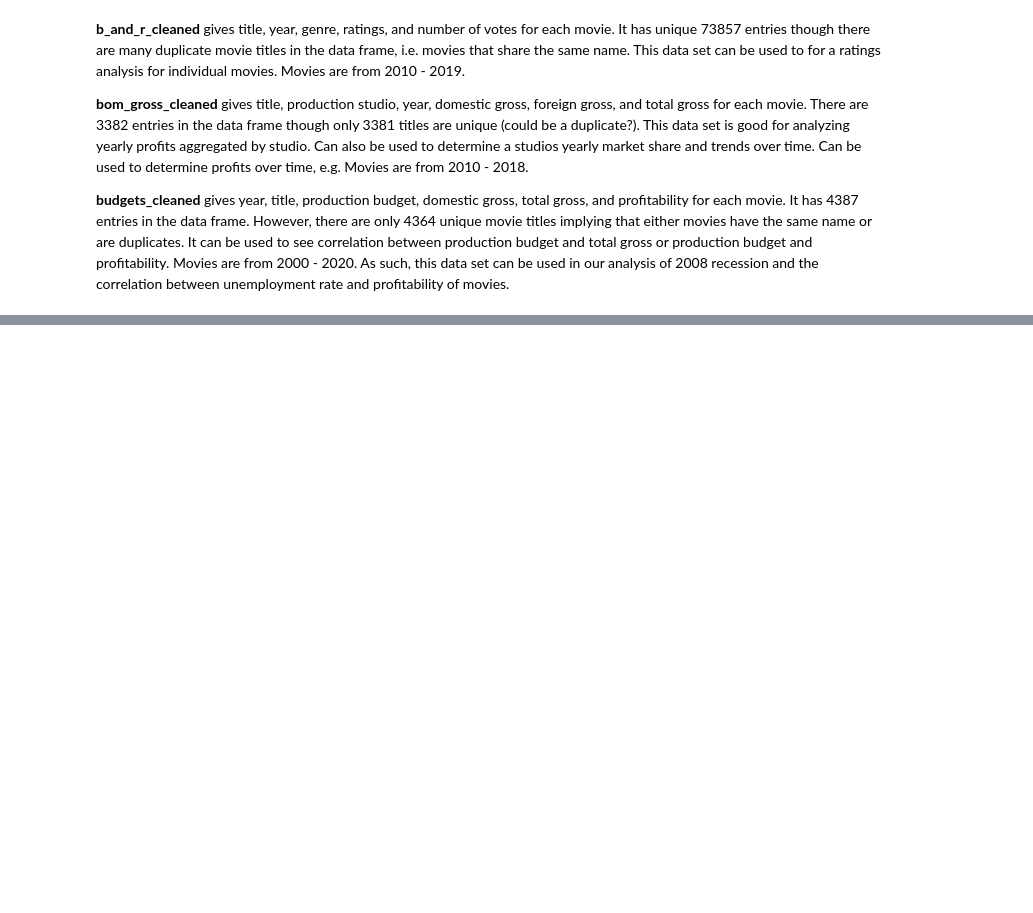
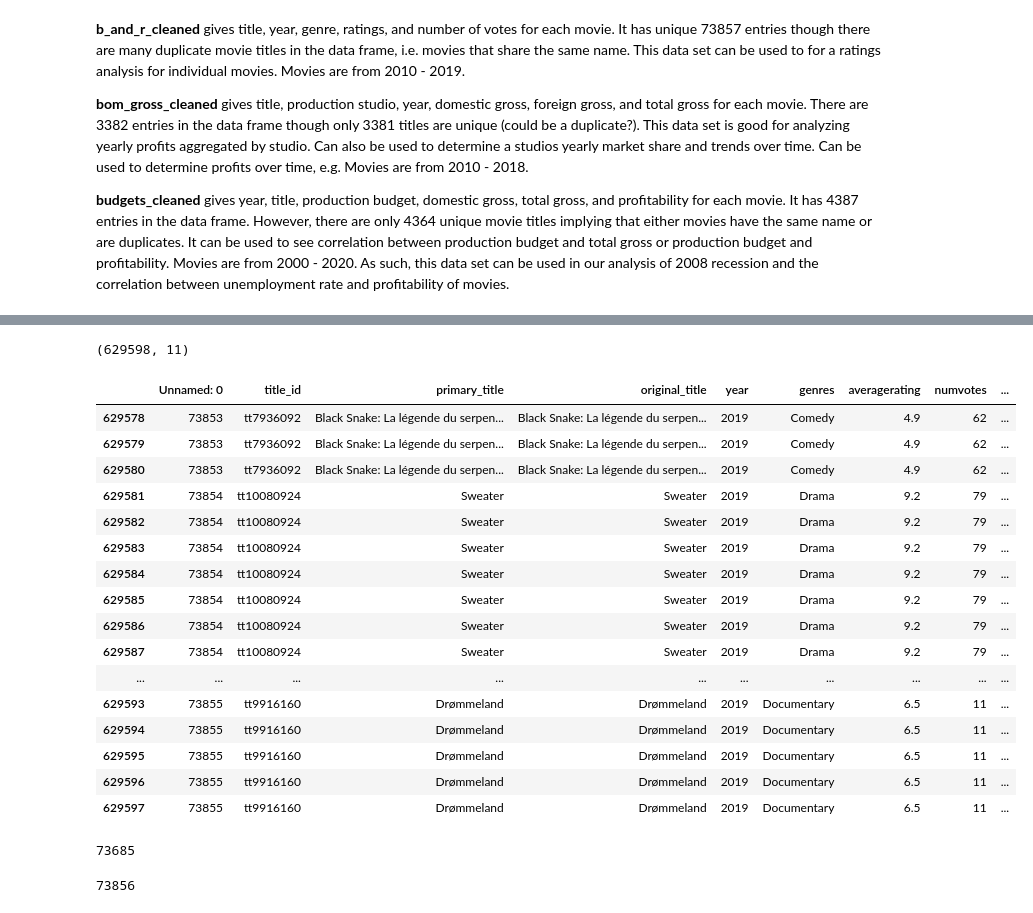
Before and after one commit to itcalderon/2020-movie-analysis, a Jupyter notebook: cleaning_dataframes.ipynb, the cells around one changed output, grey strips where cells are left out. Saved outputs shown, nothing was run; the diff lists cells and outputs as text; code cells hidden in the pictures; blank space fills up the shorter version.

```diff
--- a/cleaning_dataframes.ipynb
+++ b/cleaning_dataframes.ipynb
@@ -488,0 +570,3 @@ budgets_cleaned.to_csv('Cleaned Data/cleaned_tn-movie-budgets.csv')
+# %%
+casts = pd.merge(principals, names, on = 'nconst')
+casts.head()
@@ -488,0 +580,3 @@ budgets_cleaned.to_csv('Cleaned Data/cleaned_tn-movie-budgets.csv')
+# %%
+casts.drop(labels = ['ordering', 'characters', 'job', 'birth_year', 'death_year',
+                     'primary_profession', 'known_for_titles'], axis = 1, inplace = True)
@@ -488,0 +592,2 @@ budgets_cleaned.to_csv('Cleaned Data/cleaned_tn-movie-budgets.csv')
+# %%
+casts.rename(columns = {'tconst' : 'title_id'}, inplace = True)
@@ -488,0 +618,32 @@ budgets_cleaned.to_csv('Cleaned Data/cleaned_tn-movie-budgets.csv')
+# %%
+merged_imdb = pd.merge(b_and_r_cleaned, casts, on = 'title_id')
+# %%
+print(merged_imdb.shape)
+merged_imdb.tail(20)
+# %% [output]
+(629598, 11)
+|  | Unnamed: 0 | title_id | primary_title | original_title | year | genres | averagerating | numvotes | ... |
+| 629578 | 73853 | tt7936092 | Black Snake: La légende du serpen... | Black Snake: La légende du serpen... | 2019 | Comedy | 4.9 | 62 | ... |
+| 629579 | 73853 | tt7936092 | Black Snake: La légende du serpen... | Black Snake: La légende du serpen... | 2019 | Comedy | 4.9 | 62 | ... |
+| 629580 | 73853 | tt7936092 | Black Snake: La légende du serpen... | Black Snake: La légende du serpen... | 2019 | Comedy | 4.9 | 62 | ... |
+| 629581 | 73854 | tt10080924 | Sweater | Sweater | 2019 | Drama | 9.2 | 79 | ... |
+| 629582 | 73854 | tt10080924 | Sweater | Sweater | 2019 | Drama | 9.2 | 79 | ... |
+| 629583 | 73854 | tt10080924 | Sweater | Sweater | 2019 | Drama | 9.2 | 79 | ... |
+| 629584 | 73854 | tt10080924 | Sweater | Sweater | 2019 | Drama | 9.2 | 79 | ... |
+| 629585 | 73854 | tt10080924 | Sweater | Sweater | 2019 | Drama | 9.2 | 79 | ... |
+| 629586 | 73854 | tt10080924 | Sweater | Sweater | 2019 | Drama | 9.2 | 79 | ... |
+| 629587 | 73854 | tt10080924 | Sweater | Sweater | 2019 | Drama | 9.2 | 79 | ... |
+| ... | ... | ... | ... | ... | ... | ... | ... | ... | ... |
+| 629593 | 73855 | tt9916160 | Drømmeland | Drømmeland | 2019 | Documentary | 6.5 | 11 | ... |
+| 629594 | 73855 | tt9916160 | Drømmeland | Drømmeland | 2019 | Documentary | 6.5 | 11 | ... |
+| 629595 | 73855 | tt9916160 | Drømmeland | Drømmeland | 2019 | Documentary | 6.5 | 11 | ... |
+| 629596 | 73855 | tt9916160 | Drømmeland | Drømmeland | 2019 | Documentary | 6.5 | 11 | ... |
+| 629597 | 73855 | tt9916160 | Drømmeland | Drømmeland | 2019 | Documentary | 6.5 | 11 | ... |
+# %%
+merged_imdb.title_id.nunique()
+# %% [output]
+73685
+# %%
+b_and_r_cleaned.title_id.nunique()
+# %% [output]
+73856
```
Also changed, not shown: parts of 18 cells of this notebook, 1 other file.
